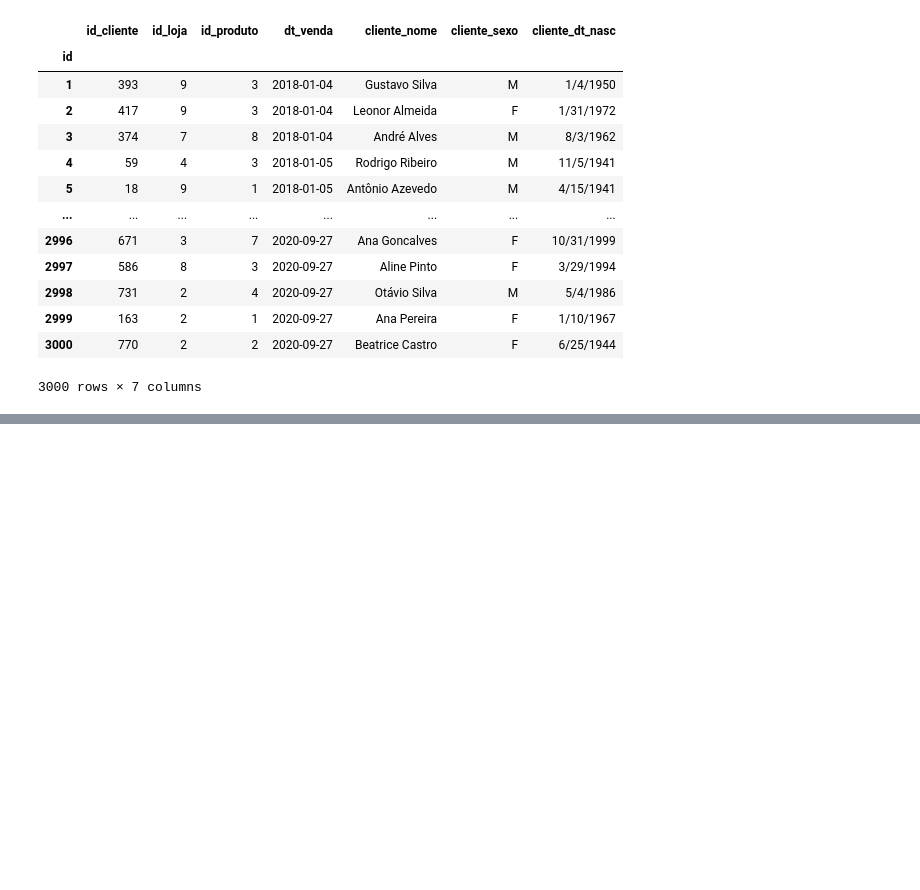
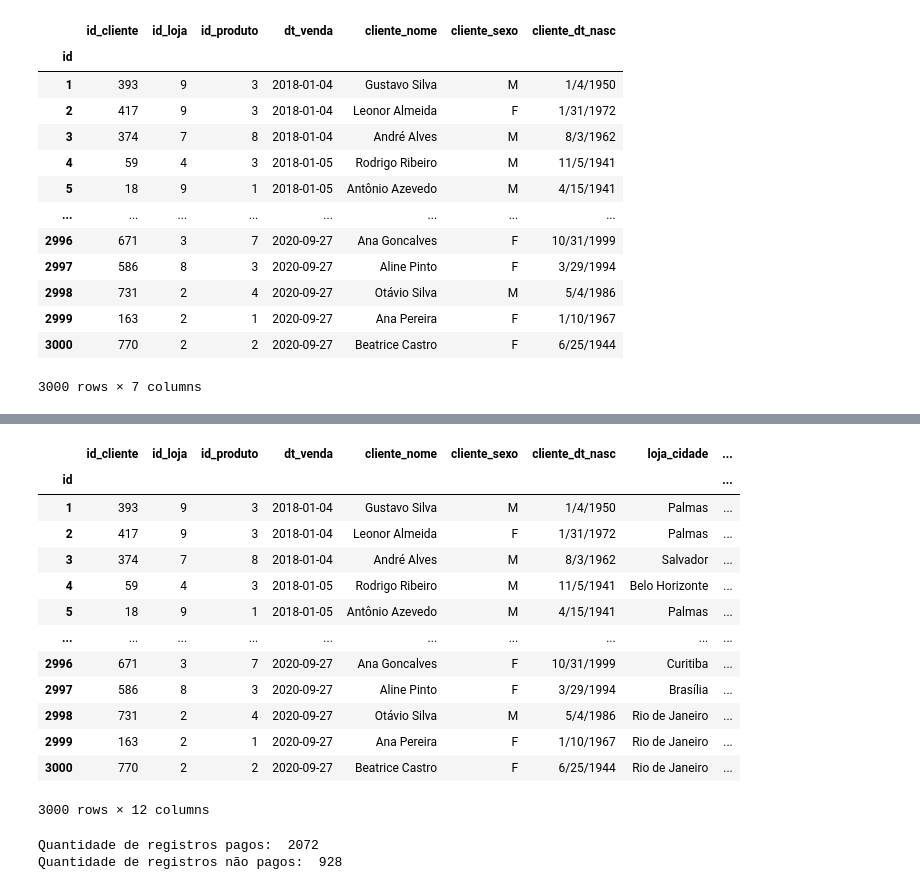
Before and after one commit to gamiel075/analise-de-dados, a Jupyter notebook: analise3.ipynb, the cells around one changed output, grey strips where cells are left out. Drawn from its saved outputs; the diff is of its cells as text; code cells hidden in the pictures; blank space fills up the shorter version.

```diff
--- a/analise3.ipynb
+++ b/analise3.ipynb
@@ -714,0 +809,33 @@ df = df.join(tabela2.add_prefix('loja_'), on= ""
+# %%
+df.loc[df.dt_pgto.isnull(), 'pg'] = 0 # se nãao tem data de pagamento é porque não tem pagamento, criando mais uma coluna e processando
+df
+# %% [output]
+|  | id_cliente | id_loja | id_produto | dt_venda | cliente_nome | cliente_sexo | cliente_dt_nasc | loja_cidade | ... |
+| id |  |  |  |  |  |  |  |  | ... |
+| 1 | 393 | 9 | 3 | 2018-01-04 | Gustavo Silva | M | 1/4/1950 | Palmas | ... |
+| 2 | 417 | 9 | 3 | 2018-01-04 | Leonor Almeida | F | 1/31/1972 | Palmas | ... |
+| 3 | 374 | 7 | 8 | 2018-01-04 | André Alves | M | 8/3/1962 | Salvador | ... |
+| 4 | 59 | 4 | 3 | 2018-01-05 | Rodrigo Ribeiro | M | 11/5/1941 | Belo Horizonte | ... |
+| 5 | 18 | 9 | 1 | 2018-01-05 | Antônio Azevedo | M | 4/15/1941 | Palmas | ... |
+| ... | ... | ... | ... | ... | ... | ... | ... | ... | ... |
+| 2996 | 671 | 3 | 7 | 2020-09-27 | Ana Goncalves | F | 10/31/1999 | Curitiba | ... |
+| 2997 | 586 | 8 | 3 | 2020-09-27 | Aline Pinto | F | 3/29/1994 | Brasília | ... |
+| 2998 | 731 | 2 | 4 | 2020-09-27 | Otávio Silva | M | 5/4/1986 | Rio de Janeiro | ... |
+| 2999 | 163 | 2 | 1 | 2020-09-27 | Ana Pereira | F | 1/10/1967 | Rio de Janeiro | ... |
+| 3000 | 770 | 2 | 2 | 2020-09-27 | Beatrice Castro | F | 6/25/1944 | Rio de Janeiro | ... |
+3000 rows × 12 columns
+# %%
+contagem_pg = df['pg'].value_counts()
+
+# Extraindo os valores
+pagos = contagem_pg.get(1, 0)  # Retorna 0 se não houver o valor 1
+nao_pagos = contagem_pg.get(0, 0)  # Retorna 0 se não houver o valor 0
+
+print("Quantidade de registros pagos: ", pagos)
+print("Quantidade de registros não pagos: ", nao_pagos)
+
+
+#extraído do chatGPT
+# %% [output]
+Quantidade de registros pagos:  2072
+Quantidade de registros não pagos:  928
```
Also changed, not shown: parts of 25 cells of this notebook, 3 other files.
